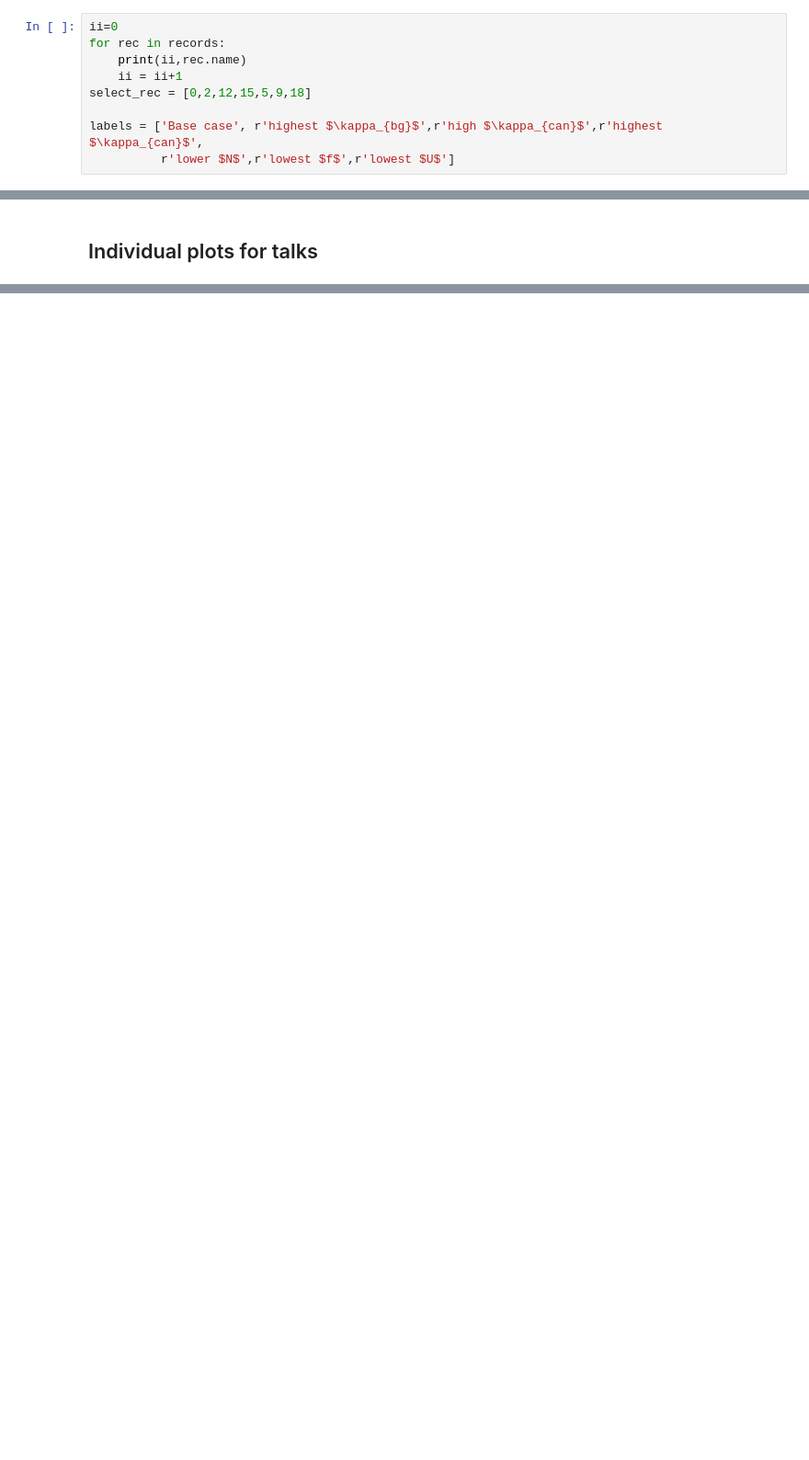
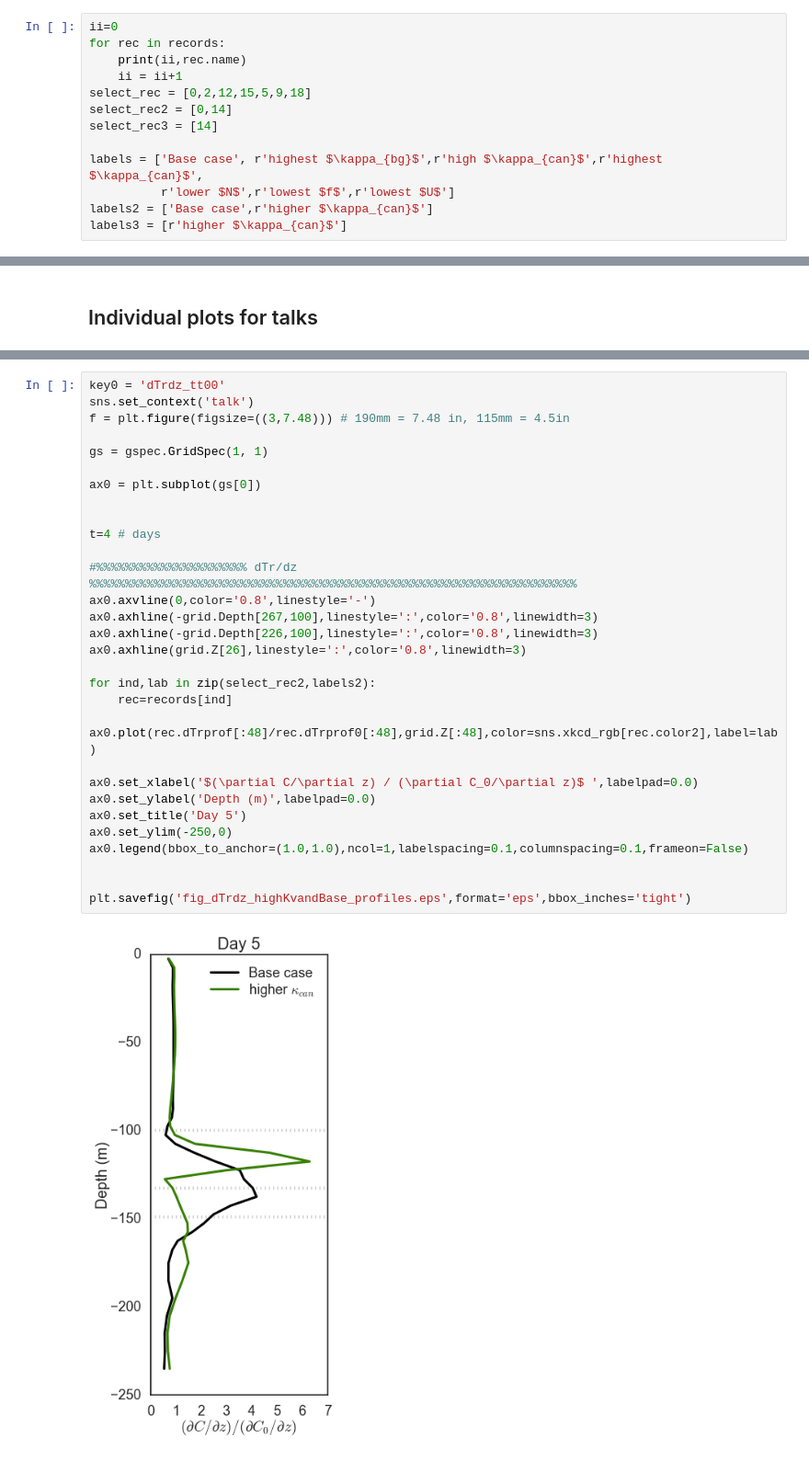
Before and after one commit to UBC-MOAD/outputanalysisnotebooks, a Jupyter notebook: PythonScripts/Paper1Figures/fig_Tr_evolution.ipynb, the cells around one changed output, grey strips where cells are left out. Shown at 92% size. Cells and saved outputs as stored; diff of their text form; blank space fills up the shorter version.

```diff
--- a/PythonScripts/Paper1Figures/fig_Tr_evolution.ipynb
+++ b/PythonScripts/Paper1Figures/fig_Tr_evolution.ipynb
@@ -101,9 +102,13 @@ for rec in records:
     print(ii,rec.name)
     ii = ii+1
 select_rec = [0,2,12,15,5,9,18]
+select_rec2 = [0,14]
+select_rec3 = [14]
 
 labels = ['Base case', r'highest $\kappa_{bg}$',r'high $\kappa_{can}$',r'highest $\kappa_{can}$',
           r'lower $N$',r'lowest $f$',r'lowest $U$']
+labels2 = ['Base case',r'higher $\kappa_{can}$']
+labels3 = [r'higher $\kappa_{can}$']
 # %% [output]
 0 CNTDIFF_run38
 1 CNTDIFF_run37
@@ -582,0 +588,32 @@ ax4.set_ylim(-250,0)
+# %%
+key0 = 'dTrdz_tt00'
+sns.set_context('talk')
+f = plt.figure(figsize=((3,7.48))) # 190mm = 7.48 in, 115mm = 4.5in
+
+gs = gspec.GridSpec(1, 1)
+
+ax0 = plt.subplot(gs[0])
+
+
+t=4 # days
+
+#%%%%%%%%%%%%%%%%%%%%% dTr/dz %%%%%%%%%%%%%%%%%%%%%%%%%%%%%%%%%%%%%%%%%%%%%%%%%%%%%%%%%%%%%%%%%%%%
+ax0.axvline(0,color='0.8',linestyle='-')
+ax0.axhline(-grid.Depth[267,100],linestyle=':',color='0.8',linewidth=3)
+ax0.axhline(-grid.Depth[226,100],linestyle=':',color='0.8',linewidth=3)
+ax0.axhline(grid.Z[26],linestyle=':',color='0.8',linewidth=3)
+
+for ind,lab in zip(select_rec2,labels2):
+    rec=records[ind]
+    ax0.plot(rec.dTrprof[:48]/rec.dTrprof0[:48],grid.Z[:48],color=sns.xkcd_rgb[rec.color2],label=lab)
+
+ax0.set_xlabel('$(\partial C/\partial z) / (\partial C_0/\partial z)$ ',labelpad=0.0)
+ax0.set_ylabel('Depth (m)',labelpad=0.0)
+ax0.set_title('Day 5')
+ax0.set_ylim(-250,0)
+ax0.legend(bbox_to_anchor=(1.0,1.0),ncol=1,labelspacing=0.1,columnspacing=0.1,frameon=False)
+
+
+plt.savefig('fig_dTrdz_highKvandBase_profiles.eps',format='eps',bbox_inches='tight')
+# %% [output]
+[figure, added]
```
Also changed, not shown: parts of 6 cells of this notebook, 4 other files.
